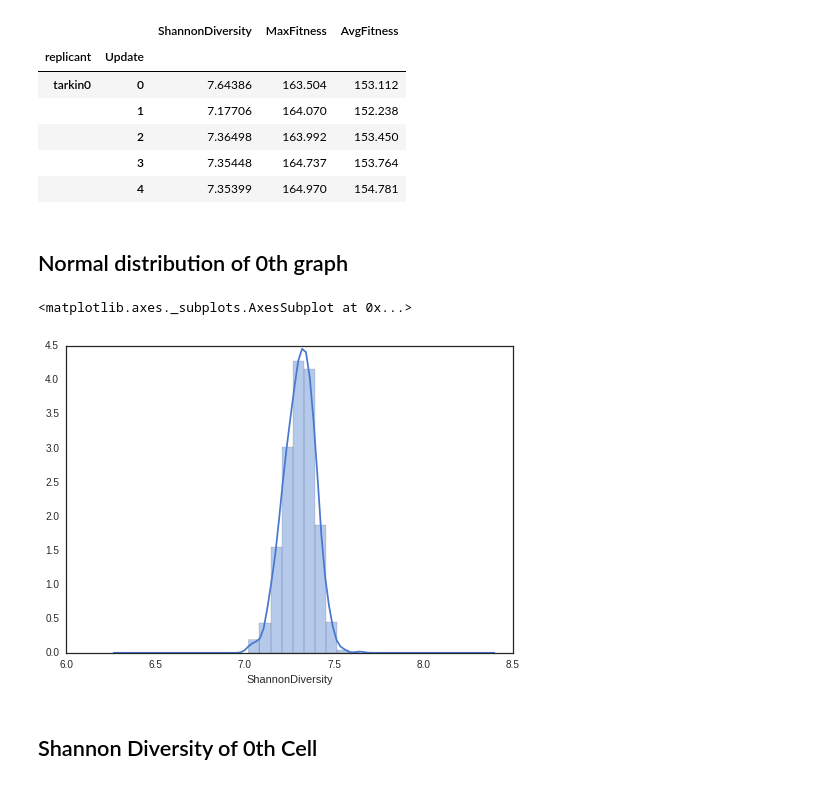
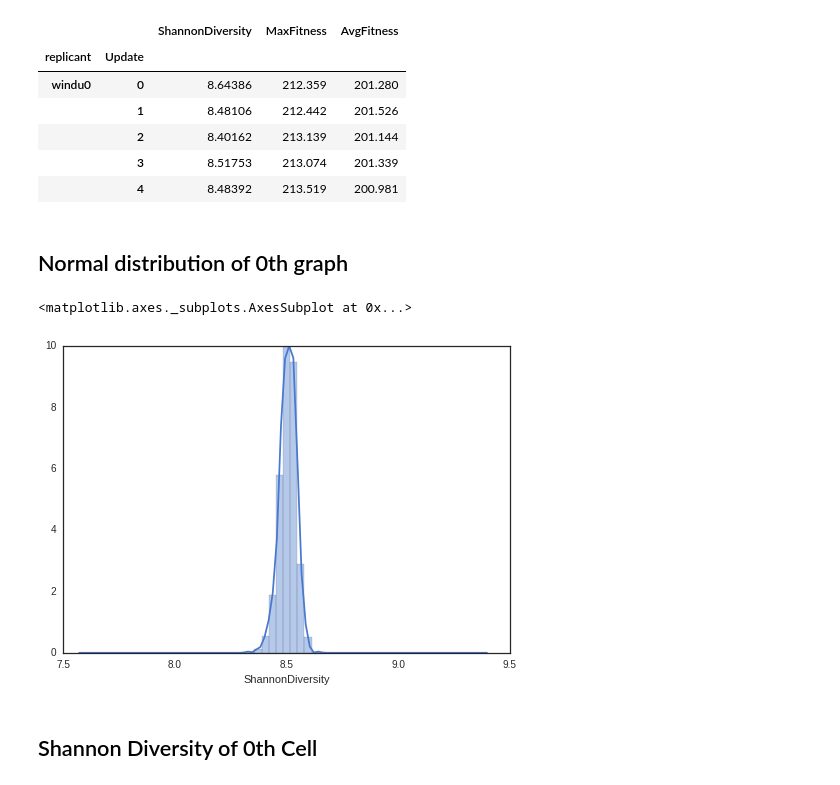
Before and after one commit to devosoft/Empirical, a Jupyter notebook: examples/evo/replica_runs_analysis.ipynb, the cells around one changed output. Saved outputs shown, nothing was run; the diff lists cells and outputs as text; code cells hidden in the pictures.

```diff
--- a/examples/evo/replica_runs_analysis.ipynb
+++ b/examples/evo/replica_runs_analysis.ipynb
@@ -1,30 +1,30 @@
 # %%
 import pandas as pd
 loaded_files = []
-prefix = "tarkin"
+prefix = "windu"
 num_files = 5
 headers = ["{0}{1}".format(prefix, i) for i in range(num_files)]
 for i in range(num_files):
     moo = pd.read_csv("./runs/{0}{1}".format(prefix, i))
     moo['replicant'] = "{0}{1}".format(prefix, i)
     moo.set_index(["replicant"])
     loaded_files.append(moo)
 
 loaded_files[0]
 
 squish = pd.concat(loaded_files, axis=0)
 #squish
 squish = squish.set_index(["replicant", "Update"])
 squish.head()
 #squish.loc["{}0".format(prefix)]
 # %% [output]
 |  |  | ShannonDiversity | MaxFitness | AvgFitness |
 | replicant | Update |  |  |  |
-| tarkin0 | 0 | 7.64386 | 163.504 | 153.112 |
-|  | 1 | 7.17706 | 164.070 | 152.238 |
-|  | 2 | 7.36498 | 163.992 | 153.450 |
-|  | 3 | 7.35448 | 164.737 | 153.764 |
-|  | 4 | 7.35399 | 164.970 | 154.781 |
+| windu0 | 0 | 8.64386 | 212.359 | 201.280 |
+|  | 1 | 8.48106 | 212.442 | 201.526 |
+|  | 2 | 8.40162 | 213.139 | 201.144 |
+|  | 3 | 8.51753 | 213.074 | 201.339 |
+|  | 4 | 8.48392 | 213.519 | 200.981 |
 # %% [markdown]
 Normal distribution of 0th graph
 --------------------------------
@@ -38,7 +38,7 @@ sns.set(style="white", palette="muted", color_codes=True)
 sns.distplot(squish.loc["{}0".format(prefix)]["ShannonDiversity"], bins=10)
 # %% [output]
 <matplotlib.axes._subplots.AxesSubplot at 0x...>
-[figure, old version]
+[figure, new version]
 # %% [markdown]
 Shannon Diversity of 0th Cell
 -----------------------------
```
Also changed, not shown: parts of 4 cells of this notebook, 2 other files.
